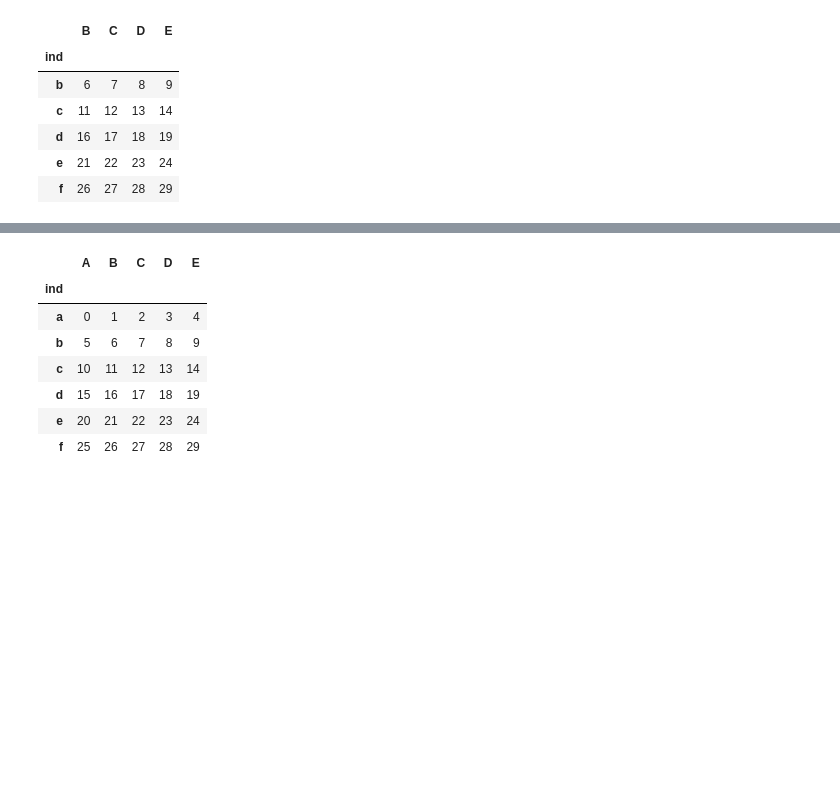
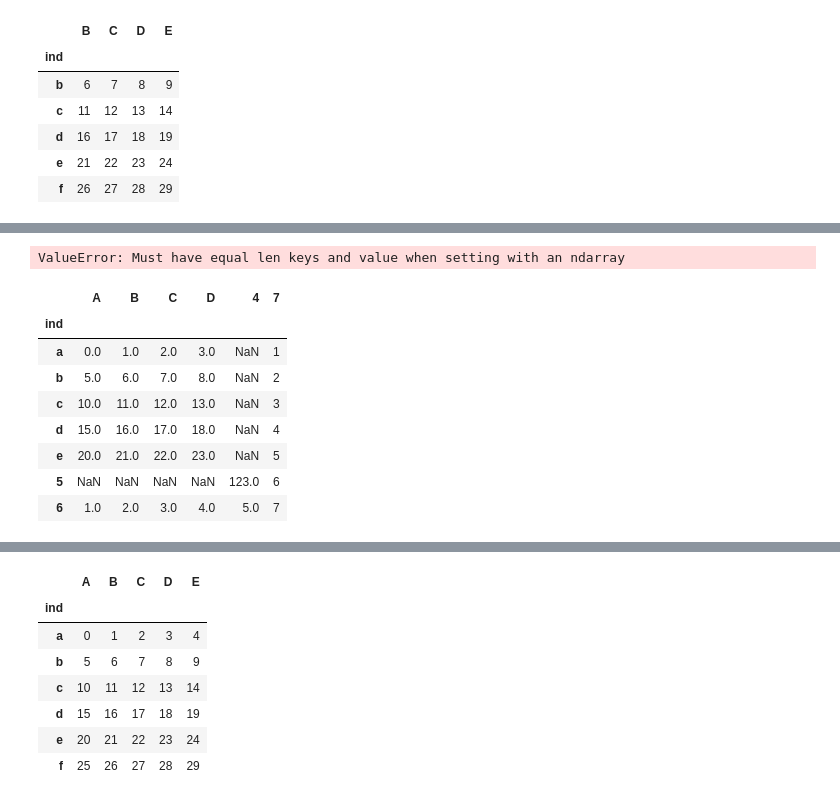
Before and after one commit to insommer/AnalysisCode, a Jupyter notebook: Applications/Coding Test.ipynb, the cells around one changed output, grey strips where cells are left out. Drawn from its saved outputs; the diff is of its cells as text; code cells hidden in the pictures; blank space fills up the shorter version.

```diff
--- a/Applications/Coding Test.ipynb
+++ b/Applications/Coding Test.ipynb
@@ -1620,0 +1667,16 @@ df2
+# %%
+df1.loc[8,10] = [[1,2,3,4,45,5], [1,2,3,4,45,5]]
+# %% [output]
+ValueError: Must have equal len keys and value when setting with an ndarray
+# %%
+df1
+# %% [output]
+|  | A | B | C | D | 4 | 7 |
+| ind |  |  |  |  |  |  |
+| a | 0.0 | 1.0 | 2.0 | 3.0 | NaN | 1 |
+| b | 5.0 | 6.0 | 7.0 | 8.0 | NaN | 2 |
+| c | 10.0 | 11.0 | 12.0 | 13.0 | NaN | 3 |
+| d | 15.0 | 16.0 | 17.0 | 18.0 | NaN | 4 |
+| e | 20.0 | 21.0 | 22.0 | 23.0 | NaN | 5 |
+| 5 | NaN | NaN | NaN | NaN | 123.0 | 6 |
+| 6 | 1.0 | 2.0 | 3.0 | 4.0 | 5.0 | 7 |
```
Also changed, not shown: parts of 13 cells of this notebook, 10 other files.
